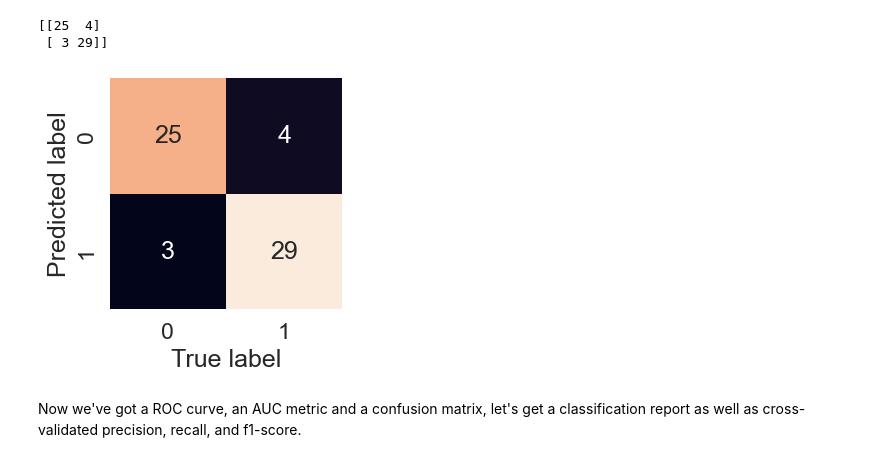
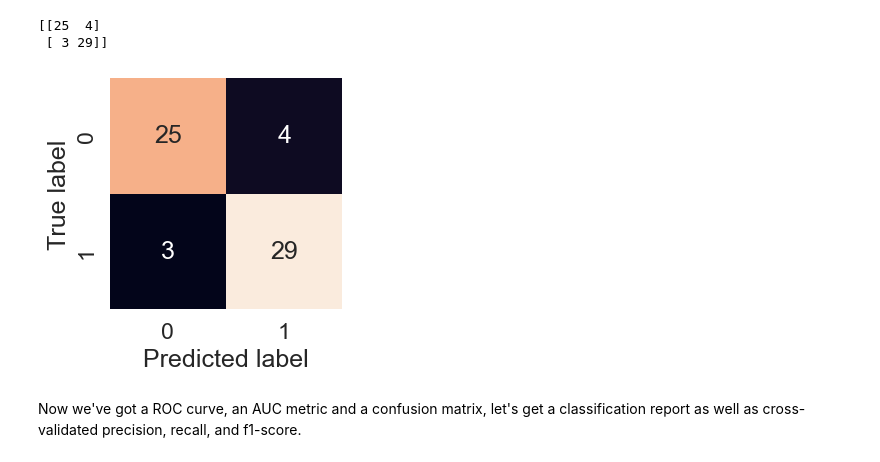
Before and after one commit to Vanmeeg22/heart-disease-classification, a Jupyter notebook: heart-disease-classification.ipynb, the cells around one changed output. Cells and saved outputs as stored; diff of their text form; code cells hidden in the pictures.

```diff
--- a/heart-disease-classification.ipynb
+++ b/heart-disease-classification.ipynb
@@ -766,20 +766,20 @@ print(confusion_matrix(y_test, y_preds))
 # %%
 sns.set(font_scale=1.5)
 
 def plot_conf_mat(y_test, y_preds):
     """
     Plots a nice looking confusion matrix using Seaborn's heatmap()
     """
     fig, ax = plt.subplots(figsize=(3, 3))
     ax = sns.heatmap(confusion_matrix(y_test, y_preds),
                      annot=True,
                      cbar=False)
-    plt.xlabel("True label")
-    plt.ylabel("Predicted label")
+    plt.xlabel("Predicted label")
+    plt.ylabel("True label")
 
 plot_conf_mat(y_test, y_preds)
 # %% [output]
-[figure, old version]
+[figure, new version]
 # %% [markdown]
 Now we've got a ROC curve, an AUC metric and a confusion matrix, let's get a classification report as well as cross-validated precision, recall, and f1-score.
 # %%
```
Also changed, not shown: parts of 1 cell of this notebook.
